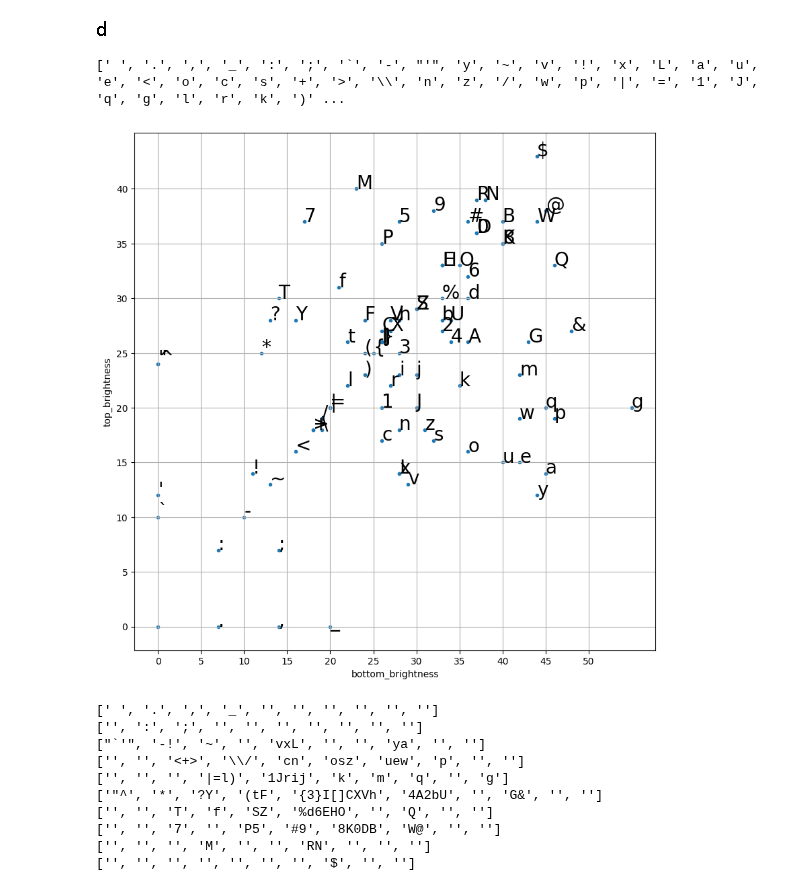
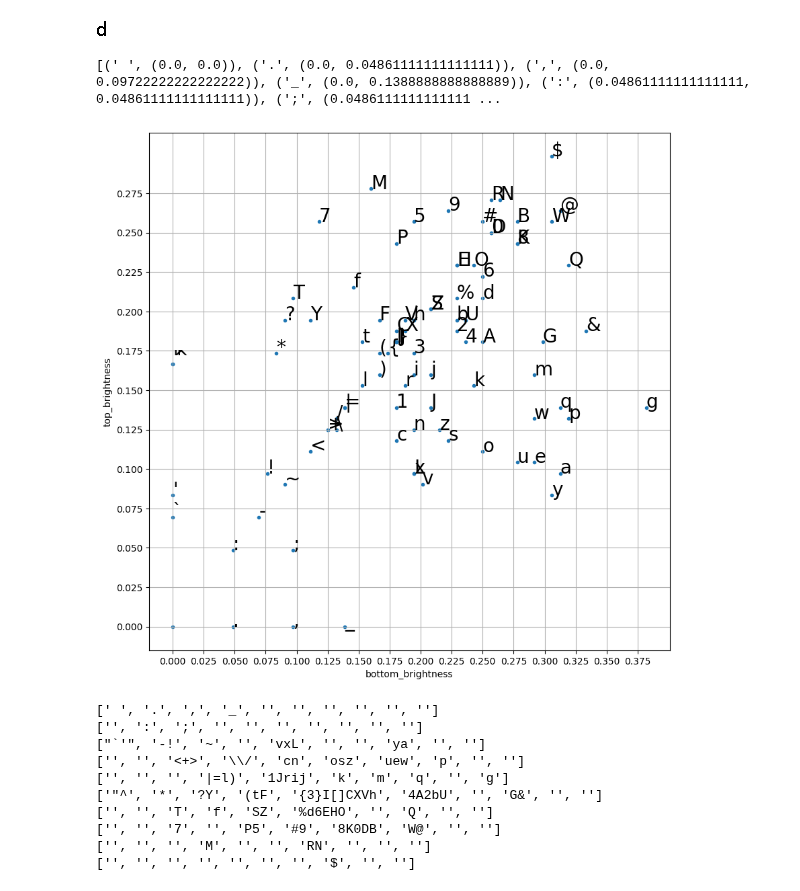
Before and after one commit to wojciechsadlik/python-char-art, a Jupyter notebook: ascii_v2_brightness_test.ipynb, the cells around one changed output. Saved outputs shown, nothing was run; the diff lists cells and outputs as text; code cells hidden in the pictures.

Commit message:
printing brightness values for palettes

```diff
--- a/ascii_v2_brightness_test.ipynb
+++ b/ascii_v2_brightness_test.ipynb
@@ -21,38 +21,36 @@ img
 [figure]
 # %%
 img_ls = glob.glob(IMGS_DIR + "*.bmp")
-char_ls = []
+char_ls = {}
 for i in range(0, len(img_ls)):
     img = Image.open(img_ls[i])
     img = np.array(img)
     img_top_bottom = np.split(img, 2)
-    char_ls.append((chr(int(re.findall(r'\d+', img_ls[i])[0])),
-                img.size // 2 - np.count_nonzero(img_top_bottom[0]),
-                img.size // 2 - np.count_nonzero(img_top_bottom[1])))
+    char_ls[chr(int(re.findall(r'\d+', img_ls[i])[0]))] = (
+                (img.size // 2 - np.count_nonzero(img_top_bottom[0])) / (img.size / 2),
+                (img.size // 2 - np.count_nonzero(img_top_bottom[1])) / (img.size / 2))
 # %%
-char_ls.sort(key=lambda a: (a[1], a[2]))
+brightness_ls = sorted(list(char_ls.items()), key=lambda a: (a[1][0], a[1][1]))
+
+print(brightness_ls)
+# %% [output]
+[(' ', (0.0, 0.0)), ('.', (0.0, 0.04861111111111111)), (',', (0.0, 0.09722222222222222)), ('_', (0.0, 0.1388888888888889)), (':', (0.04861111111111111, 0.04861111111111111)), (';', (0.0486111111111111 ...
-# %%
-brightness_str = [c[0] for c in char_ls]
-
-print(brightness_str)
-# %% [output]
-[' ', '.', ',', '_', ':', ';', '`', '-', "'", 'y', '~', 'v', '!', 'x', 'L', 'a', 'u', 'e', '<', 'o', 'c', 's', '+', '>', '\\', 'n', 'z', '/', 'w', 'p', '|', '=', '1', 'J', 'q', 'g', 'l', 'r', 'k', ')' ...
 # %%
 import matplotlib.pyplot as plt
 # %%
 plt.figure(figsize=(10, 10))
-top_brightness = [a[1] for a in char_ls]
-bottom_brightness = [a[2] for a in char_ls]
+top_brightness = [a[1][0] for a in brightness_ls]
+bottom_brightness = [a[1][1] for a in brightness_ls]
 plt.scatter(bottom_brightness, top_brightness, marker='.')
-plt.xticks(np.arange(min(bottom_brightness), max(bottom_brightness), 5))
-plt.yticks(np.arange(min(top_brightness), max(top_brightness), 5))
+plt.xticks(np.arange(min(bottom_brightness), max(bottom_brightness), 0.025))
+plt.yticks(np.arange(min(top_brightness), max(top_brightness), 0.025))
 plt.xlabel("bottom_brightness")
 plt.ylabel("top_brightness")
 for i in range(len(char_ls)):
-    plt.annotate(brightness_str[i], (bottom_brightness[i], top_brightness[i]), size=20)
+    plt.annotate(brightness_ls[i][0], (bottom_brightness[i], top_brightness[i]), size=20)
 plt.grid()
 # %% [output]
-[figure, old version]
+[figure, new version]
 # %%
 y_dim = 10
 x_dim = 10
```
Also changed, not shown: parts of 3 cells of this notebook, 1 other file.
